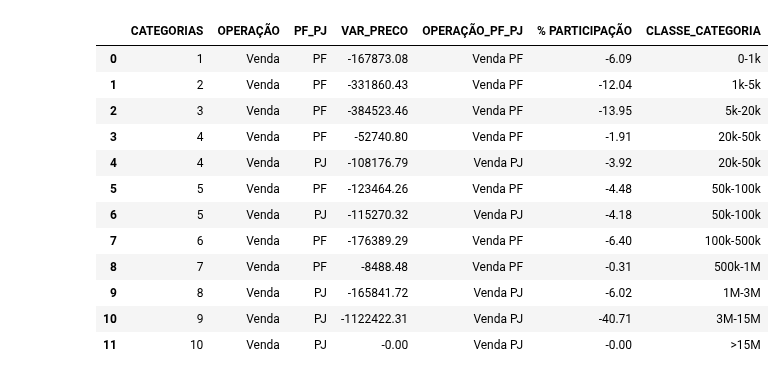
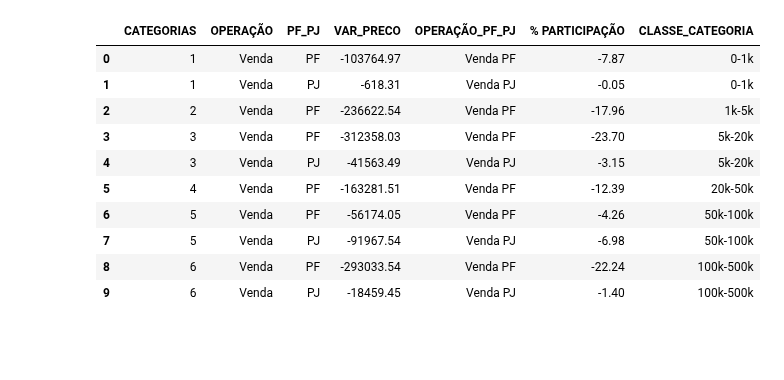
Before and after one commit to LucasFranco-guardian/Relat-rios-Passivo, a Jupyter notebook: MonthxWeek_GAME.ipynb, the cells around one changed output. Saved outputs shown, nothing was run; the diff lists cells and outputs as text; code cells hidden in the pictures; blank space fills up the shorter version.

Commit message:
CODIGO_NOVO_GAME_MENSAL

```diff
--- a/MonthxWeek_GAME.ipynb
+++ b/MonthxWeek_GAME.ipynb
@@ -14,20 +16,40 @@ import pandas_datareader as pdr
 # %%
-dfMENSAL = pd.read_excel('BASE_MENSAL_GAME_SET.xlsx')
+caminho_mensal_gare = r"G:\.shortcut-targets-by-id\1YZLLTFOuLniE6hO7WNHXl2c3MSa4TOv6\X. GAME11\GUARDIAN Institucional\5. Planejamento & Processos\2. 2023\4. Research\2025\5. Inteligência Passivos Guardian\2. RELATÓRIOS\3. MENSAL\GAME"
+df_fundos_corretoras = pd.read_excel(f"{caminho_mensal_gare}\\Corretoras_Fundos_-_Novembro.xlsx")
+dfMENSAL = pd.read_excel(f"{caminho_mensal_gare}\\BASE_MENSAL_GAME_NOV.xlsx")
+dfMENSAL = dfMENSAL.rename(columns={'CATEGORIAS ATUAIS':'CATEGORIAS_ATUAIS', 'CATEGORIAS ANTIGAS':'CATEGORIAS_ANTIGAS'})
 dfCOMPRA = dfMENSAL.query('OPERAÇÃO == "Compra"')
 dfVENDA = dfMENSAL.query('OPERAÇÃO == "Venda"')
 
 dfCOMPRA_final = dfCOMPRA.groupby(['DOCUMENTO'], as_index=False).agg({'DOCUMENTO':'first','NOME':'first','PF_PJ':'first','TOTAL':'first','TOTAL_NOVO':'last','VAR_COTAS':'sum',
-                                                                      'OPERAÇÃO':'first','FINANCEIRO_ATUAL':'first','FINANCEIRO_NOVO':'last', 'VAR_PRECO':'sum','CATEGORIAS ATUAIS':'last',
-                                                                      'CATEGORIAS ANTIGAS':'first','Participação_sup':'sum','DATA':'first',
+                                                                      'OPERAÇÃO':'first','FINANCEIRO_ATUAL':'first','FINANCEIRO_NOVO':'last', 'VAR_PRECO':'sum','CATEGORIAS_ATUAIS':'last',
+                                                                      'CATEGORIAS_ANTIGAS':'first','Participação_sup':'sum','DATA':'first',
                                                                       'CATEGORIAS':'first'})
 
 dfVENDA_final = dfVENDA.groupby(['DOCUMENTO'], as_index=False).agg({'DOCUMENTO':'first','NOME':'first','PF_PJ':'first','TOTAL':'first','TOTAL_NOVO':'last','VAR_COTAS':'sum',
-                                                                    'OPERAÇÃO':'first','FINANCEIRO_ATUAL':'first','FINANCEIRO_NOVO':'last','VAR_PRECO':'sum','CATEGORIAS ATUAIS':'last',
-                                                                    'CATEGORIAS ANTIGAS':'first','Participação_sup':'sum','DATA':'first',
+                                                                    'OPERAÇÃO':'first','FINANCEIRO_ATUAL':'first','FINANCEIRO_NOVO':'last','VAR_PRECO':'sum','CATEGORIAS_ATUAIS':'last',
+                                                                    'CATEGORIAS_ANTIGAS':'first','Participação_sup':'sum','DATA':'first',
+                                                                    'CATEGORIAS':'first'})
+
+dfMENSAL_final = dfMENSAL.groupby(['DOCUMENTO'], as_index=False).agg({'DOCUMENTO':'first','NOME':'first','PF_PJ':'first','TOTAL':'first','TOTAL_NOVO':'last','VAR_COTAS':'sum',
+                                                                    'OPERAÇÃO':'first','FINANCEIRO_ATUAL':'first','FINANCEIRO_NOVO':'last','VAR_PRECO':'sum','CATEGORIAS_ATUAIS':'last',
+                                                                    'CATEGORIAS_ANTIGAS':'first','Participação_sup':'sum','DATA':'first',
                                                                     'CATEGORIAS':'first'})
 
 total_compra = dfCOMPRA['VAR_PRECO'].sum()
 total_venda = dfVENDA['VAR_PRECO'].sum()
 delta_sum = total_compra+total_venda
 print('o valor de compra é {} e o valor de venda é {}, e o total é {}'.format(total_compra, total_venda, delta_sum))
+
+#INSIRO O CAMINHO DAS FONTES
+caminho_Avenir = r'C:\\Users\\LucasCavalcante\\AppData\\Local\\Microsoft\\Windows\\Fonts\\Avenir Next LT Pro Regular.otf'
+caminho_Geometeos = r'C:\\Users\\LucasCavalcante\\AppData\\Local\\Microsoft\\Windows\\Fonts\\Geometos Rounded.ttf'
+
+#ALIMENTO DUAS VARIAVEIS COM AS FONTES
+Avenir = fm.FontProperties(fname=caminho_Avenir)
+Geometeos = fm.FontProperties(fname=caminho_Geometeos)
+
+#FAÇO O MATPLTOLIB RECONHEÇER AS FONTES COMO FAMILIARIES
+plt.rcParams['font.family'] = Avenir.get_name()
+plt.rcParams['font.family'] = Avenir.get_name()
 # %% [output]
@@ -92,44 +389,42 @@ v = dfVENDA_final.groupby(by = ['CATEGORIAS', 'OPERAÇÃO', 'PF_PJ'])['VAR_PRECO
 
 v.set_index('CATEGORIAS')
 
-v['CATEGORIAS'] = v['CATEGORIAS'].astype(str)
+v['CATEGORIAS'] = v['CATEGORIAS'].astype(int)
 
 v['OPERAÇÃO_PF_PJ'] = v['OPERAÇÃO'] + ' ' + v['PF_PJ']
 
 v['VAR_PRECO'] = np.where(v['OPERAÇÃO_PF_PJ'] == "Venda PF",
                                                  v['VAR_PRECO']* -1,
                                                  v['VAR_PRECO'])
 
 v['VAR_PRECO'] = np.where(v['OPERAÇÃO_PF_PJ'] == "Venda PJ",
                                                  v['VAR_PRECO']* -1,
                                                  v['VAR_PRECO'])
 
 v['% PARTICIPAÇÃO'] = ((v['VAR_PRECO']/(total_venda))*100).round(2)
 
-mapeamento = {'1': '0-1k', '2':'1k-5k', '3':'5k-20k', '4':'20k-50k', '5':'50k-100k', '6':'100k-500k', '7':'500k-1M', '8':'1M-3M', '9':'3M-15M','10':'>15M'}
+mapeamento = {1: '0-1k', 2:'1k-5k', 3:'5k-20k', 4:'20k-50k', 5:'50k-100k', 6:'100k-500k', 7:'500k-1M', 8:'1M-3M', 9:'3M-15M',10:'>15M'}
 
 v['CLASSE_CATEGORIA'] = v['CATEGORIAS'].map(mapeamento)
 
 v['CATEGORIAS'] = v['CATEGORIAS'].astype(int)
 
 v = v.sort_values(by='CATEGORIAS')
 
 v['VAR_PRECO'].astype(float)
 
 v['VAR_PRECO'] = v['VAR_PRECO'].round(2)
 
 v
 # %% [output]
 |  | CATEGORIAS | OPERAÇÃO | PF_PJ | VAR_PRECO | OPERAÇÃO_PF_PJ | % PARTICIPAÇÃO | CLASSE_CATEGORIA |
-| 0 | 1 | Venda | PF | -167873.08 | Venda PF | -6.09 | 0-1k |
-| 1 | 2 | Venda | PF | -331860.43 | Venda PF | -12.04 | 1k-5k |
-| 2 | 3 | Venda | PF | -384523.46 | Venda PF | -13.95 | 5k-20k |
-| 3 | 4 | Venda | PF | -52740.80 | Venda PF | -1.91 | 20k-50k |
-| 4 | 4 | Venda | PJ | -108176.79 | Venda PJ | -3.92 | 20k-50k |
-| 5 | 5 | Venda | PF | -123464.26 | Venda PF | -4.48 | 50k-100k |
-| 6 | 5 | Venda | PJ | -115270.32 | Venda PJ | -4.18 | 50k-100k |
-| 7 | 6 | Venda | PF | -176389.29 | Venda PF | -6.40 | 100k-500k |
-| 8 | 7 | Venda | PF | -8488.48 | Venda PF | -0.31 | 500k-1M |
-| 9 | 8 | Venda | PJ | -165841.72 | Venda PJ | -6.02 | 1M-3M |
-| 10 | 9 | Venda | PJ | -1122422.31 | Venda PJ | -40.71 | 3M-15M |
-| 11 | 10 | Venda | PJ | -0.00 | Venda PJ | -0.00 | >15M |
+| 0 | 1 | Venda | PF | -103764.97 | Venda PF | -7.87 | 0-1k |
+| 1 | 1 | Venda | PJ | -618.31 | Venda PJ | -0.05 | 0-1k |
+| 2 | 2 | Venda | PF | -236622.54 | Venda PF | -17.96 | 1k-5k |
+| 3 | 3 | Venda | PF | -312358.03 | Venda PF | -23.70 | 5k-20k |
+| 4 | 3 | Venda | PJ | -41563.49 | Venda PJ | -3.15 | 5k-20k |
+| 5 | 4 | Venda | PF | -163281.51 | Venda PF | -12.39 | 20k-50k |
+| 6 | 5 | Venda | PF | -56174.05 | Venda PF | -4.26 | 50k-100k |
+| 7 | 5 | Venda | PJ | -91967.54 | Venda PJ | -6.98 | 50k-100k |
+| 8 | 6 | Venda | PF | -293033.54 | Venda PF | -22.24 | 100k-500k |
+| 9 | 6 | Venda | PJ | -18459.45 | Venda PJ | -1.40 | 100k-500k |
```
Also changed, not shown: parts of 45 cells of this notebook, 6 other files.
